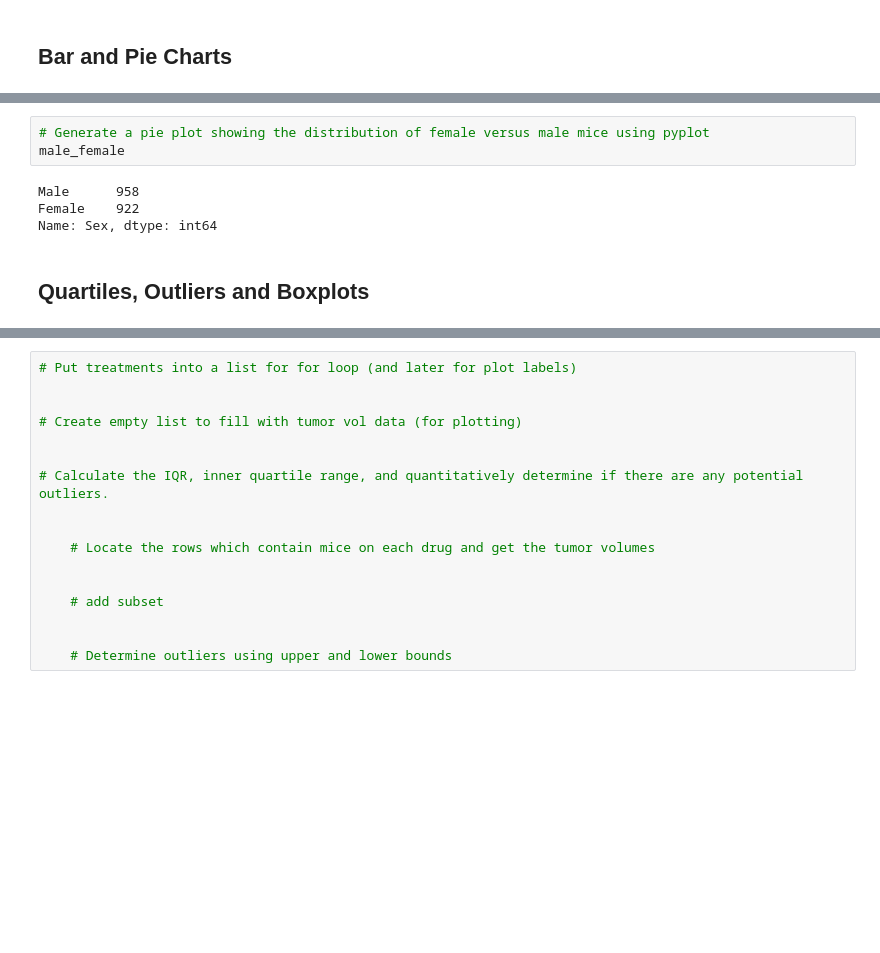
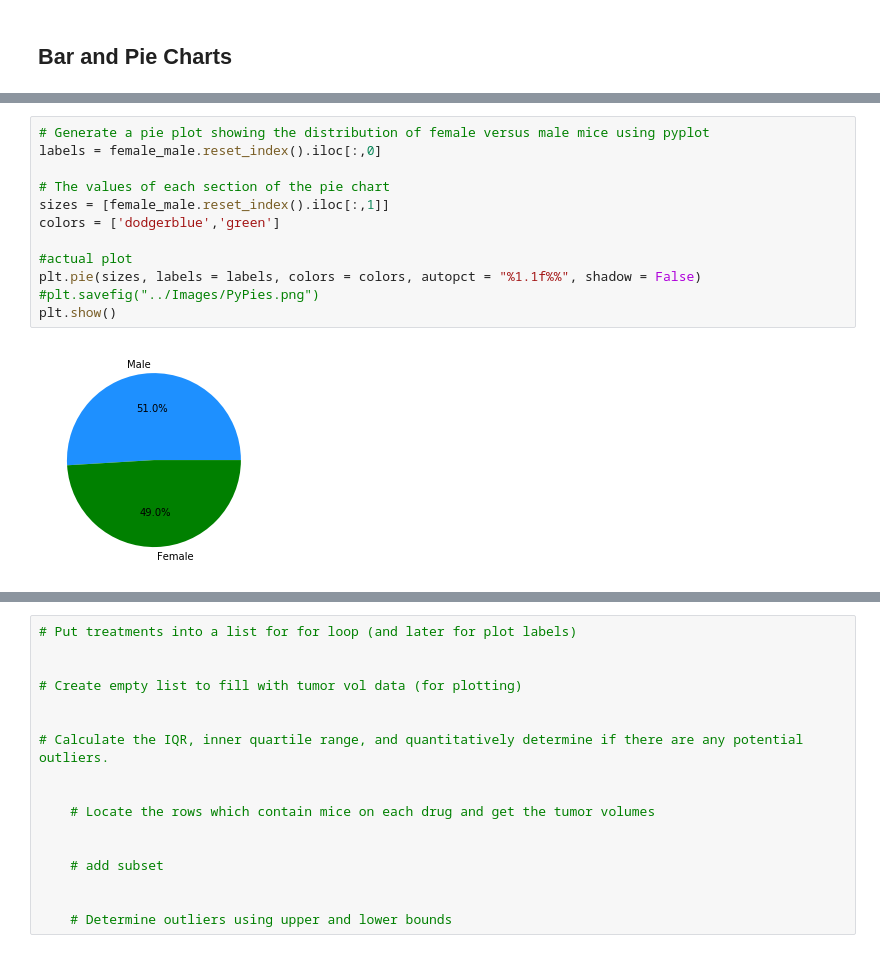
Before and after one commit to drupps/matplotlib-challenge, a Jupyter notebook: Pymaceuticals/pymaceuticals.ipynb, the cells around one changed output, grey strips where cells are left out. Saved outputs shown, nothing was run; the diff lists cells and outputs as text; blank space fills up the shorter version.

```diff
--- a/Pymaceuticals/pymaceuticals.ipynb
+++ b/Pymaceuticals/pymaceuticals.ipynb
@@ -206,12 +209,17 @@ plt.show()
-# %%
-# Generate a pie plot showing the distribution of female versus male mice using pyplot
-male_female
-# %% [output]
-Male      958
-Female    922
-Name: Sex, dtype: int64
-# %% [markdown]
-## Quartiles, Outliers and Boxplots
+# %%
+# Generate a pie plot showing the distribution of female versus male mice using pyplot
+labels = female_male.reset_index().iloc[:,0]
+
+# The values of each section of the pie chart
+sizes = [female_male.reset_index().iloc[:,1]]
+colors = ['dodgerblue','green']
+
+#actual plot
+plt.pie(sizes, labels = labels, colors = colors, autopct = "%1.1f%%", shadow = False)
+#plt.savefig("../Images/PyPies.png")
+plt.show()
+# %% [output]
+[figure, added]
 # %%
 # Calculate the final tumor volume of each mouse across four of the treatment regimens:
 # Capomulin, Ramicane, Infubinol, and Ceftamin
```
Also changed, not shown: parts of 4 cells of this notebook.
